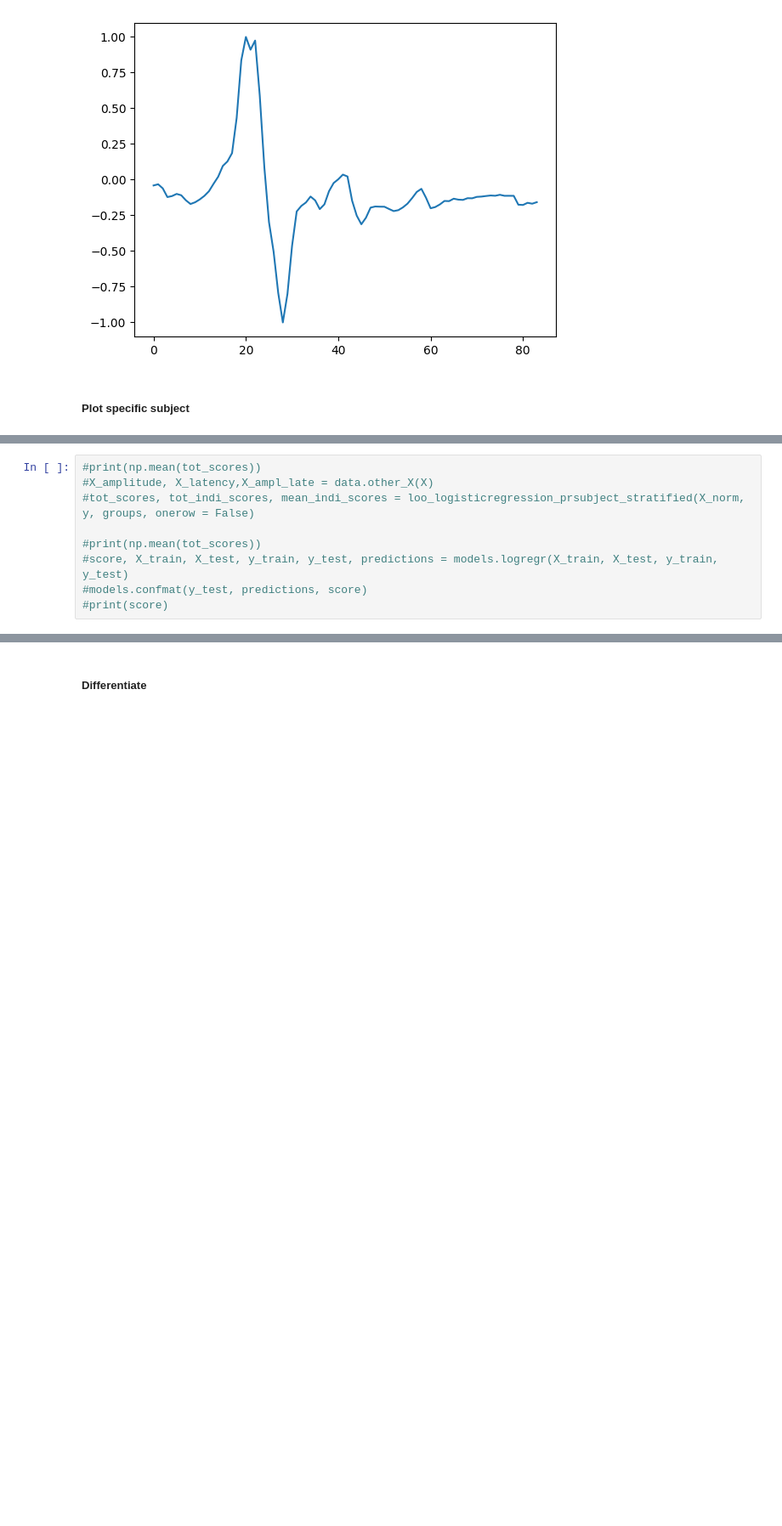
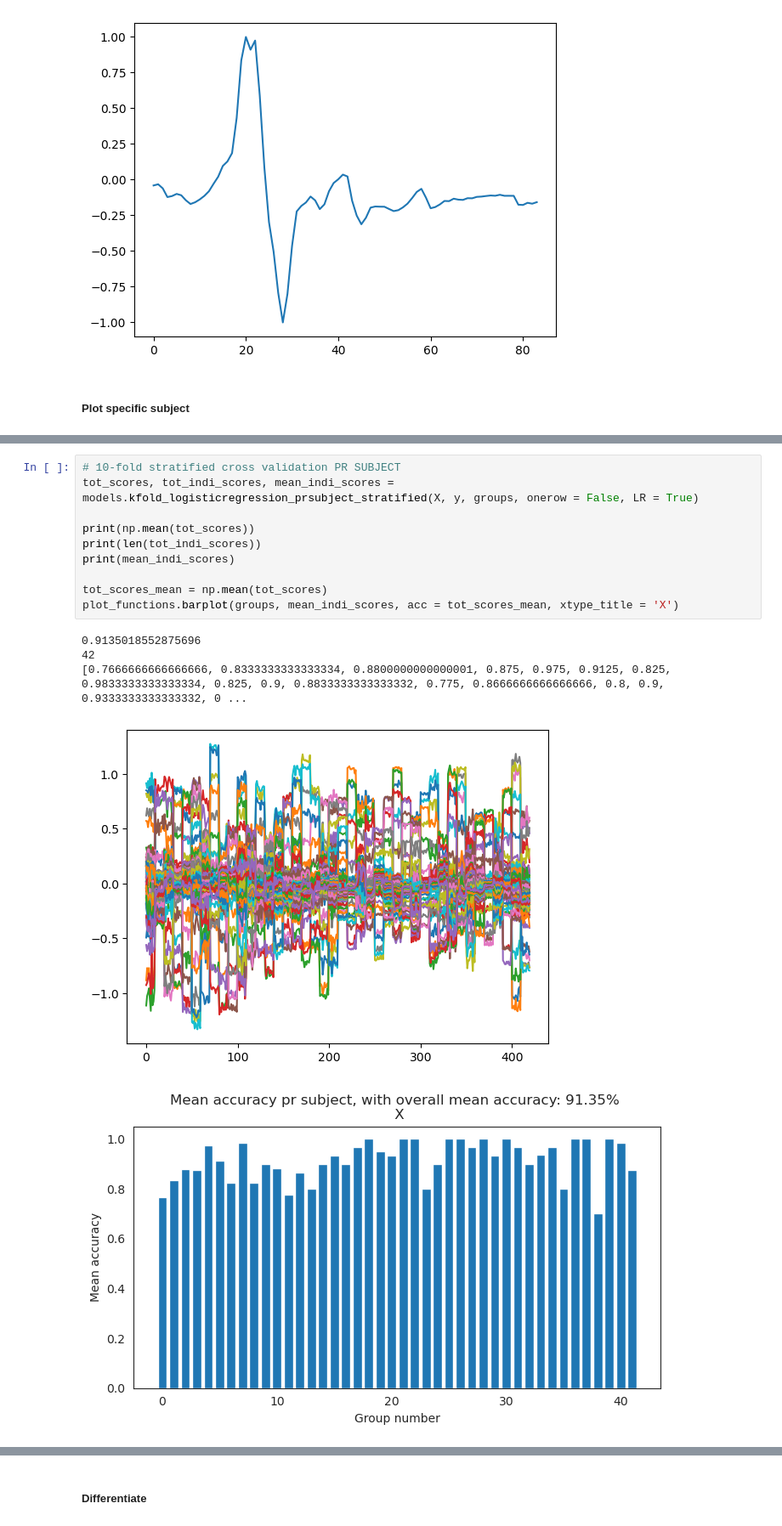
Before and after one commit to johannefranck/MEP, a Jupyter notebook: main_A.ipynb, the cells around one changed output, grey strips where cells are left out. Shown at 85% size. Saved outputs shown, nothing was run; the diff lists cells and outputs as text; blank space fills up the shorter version.

```diff
--- a/main_A.ipynb
+++ b/main_A.ipynb
@@ -129,9 +134,16 @@ plot_functions.plot_subject_coil(X,y,list_subjects,groups,mean=False,subject=sub
-# %%
-#print(np.mean(tot_scores))
-#X_amplitude, X_latency,X_ampl_late = data.other_X(X)
-#tot_scores, tot_indi_scores, mean_indi_scores = loo_logisticregression_prsubject_stratified(X_norm, y, groups, onerow = False)
-
-#print(np.mean(tot_scores))
-#score, X_train, X_test, y_train, y_test, predictions = models.logregr(X_train, X_test, y_train, y_test)
-#models.confmat(y_test, predictions, score)
-#print(score)
+# %%
+# 10-fold stratified cross validation PR SUBJECT
+tot_scores, tot_indi_scores, mean_indi_scores = models.kfold_logisticregression_prsubject_stratified(X, y, groups, onerow = False, LR = True)
+
+print(np.mean(tot_scores))
+print(len(tot_indi_scores))
+print(mean_indi_scores)
+
+tot_scores_mean = np.mean(tot_scores)
+plot_functions.barplot(groups, mean_indi_scores, acc = tot_scores_mean, xtype_title = 'X')
+# %% [output]
+0.9135018552875696
+42
+[0.7666666666666666, 0.8333333333333334, 0.8800000000000001, 0.875, 0.975, 0.9125, 0.825, 0.9833333333333334, 0.825, 0.9, 0.8833333333333332, 0.775, 0.8666666666666666, 0.8, 0.9, 0.9333333333333332, 0 ...
+[figure, added]
+[figure, added]
```
Also changed, not shown: parts of 10 cells of this notebook, 15 other files.
